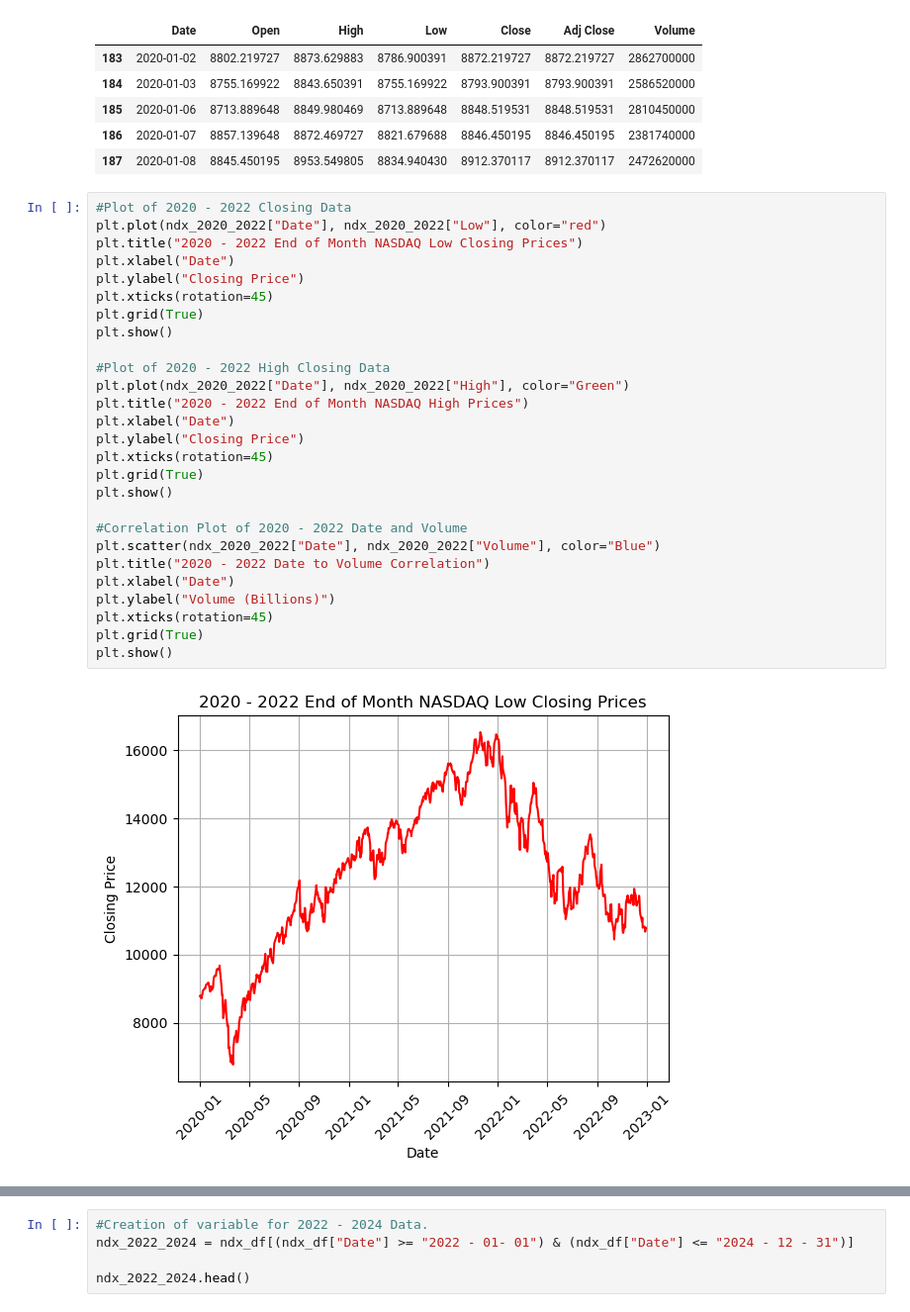
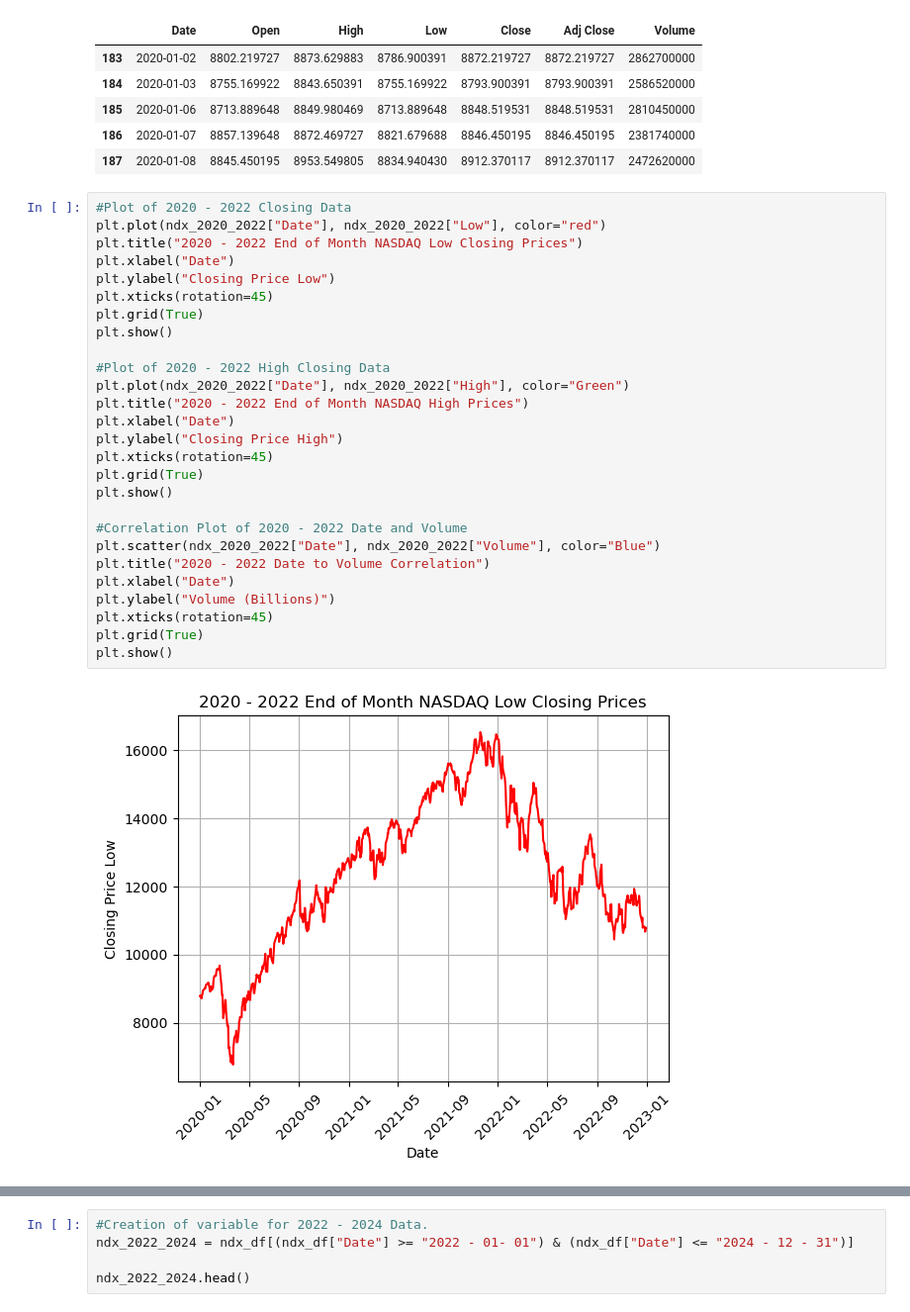
Before and after one commit to Ozkazanc1991/Project1, a Jupyter notebook: nasdaq_data_analysis_ryan_update_april_15.ipynb, the cells around one changed output, grey strips where cells are left out. Shown: that part at 99% size. Cells and saved outputs as stored; diff of their text form.

```diff
--- a/nasdaq_data_analysis_ryan_update_april_15.ipynb
+++ b/nasdaq_data_analysis_ryan_update_april_15.ipynb
@@ -238,29 +253,29 @@ ndx_2020_2022.head()
 # %%
 #Plot of 2020 - 2022 Closing Data
 plt.plot(ndx_2020_2022["Date"], ndx_2020_2022["Low"], color="red")
 plt.title("2020 - 2022 End of Month NASDAQ Low Closing Prices")
 plt.xlabel("Date")
-plt.ylabel("Closing Price")
+plt.ylabel("Closing Price Low")
 plt.xticks(rotation=45)
 plt.grid(True)
 plt.show()
 
 #Plot of 2020 - 2022 High Closing Data
 plt.plot(ndx_2020_2022["Date"], ndx_2020_2022["High"], color="Green")
 plt.title("2020 - 2022 End of Month NASDAQ High Prices")
 plt.xlabel("Date")
-plt.ylabel("Closing Price")
+plt.ylabel("Closing Price High")
 plt.xticks(rotation=45)
 plt.grid(True)
 plt.show()
 
 #Correlation Plot of 2020 - 2022 Date and Volume
 plt.scatter(ndx_2020_2022["Date"], ndx_2020_2022["Volume"], color="Blue")
 plt.title("2020 - 2022 Date to Volume Correlation")
 plt.xlabel("Date")
 plt.ylabel("Volume (Billions)")
 plt.xticks(rotation=45)
 plt.grid(True)
 plt.show()
 # %% [output]
-[figure, old version]
+[figure, new version]
```
Also changed, not shown: parts of 21 cells of this notebook.
